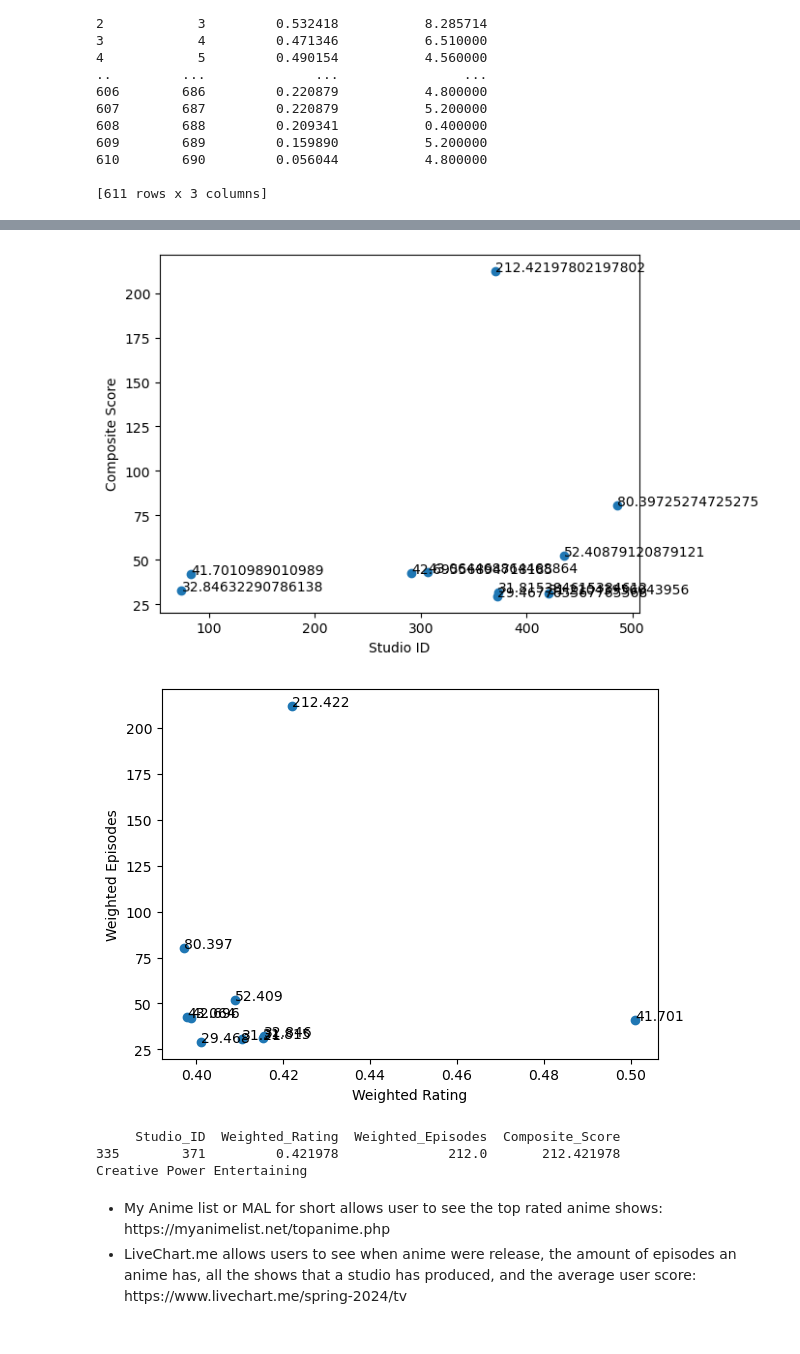
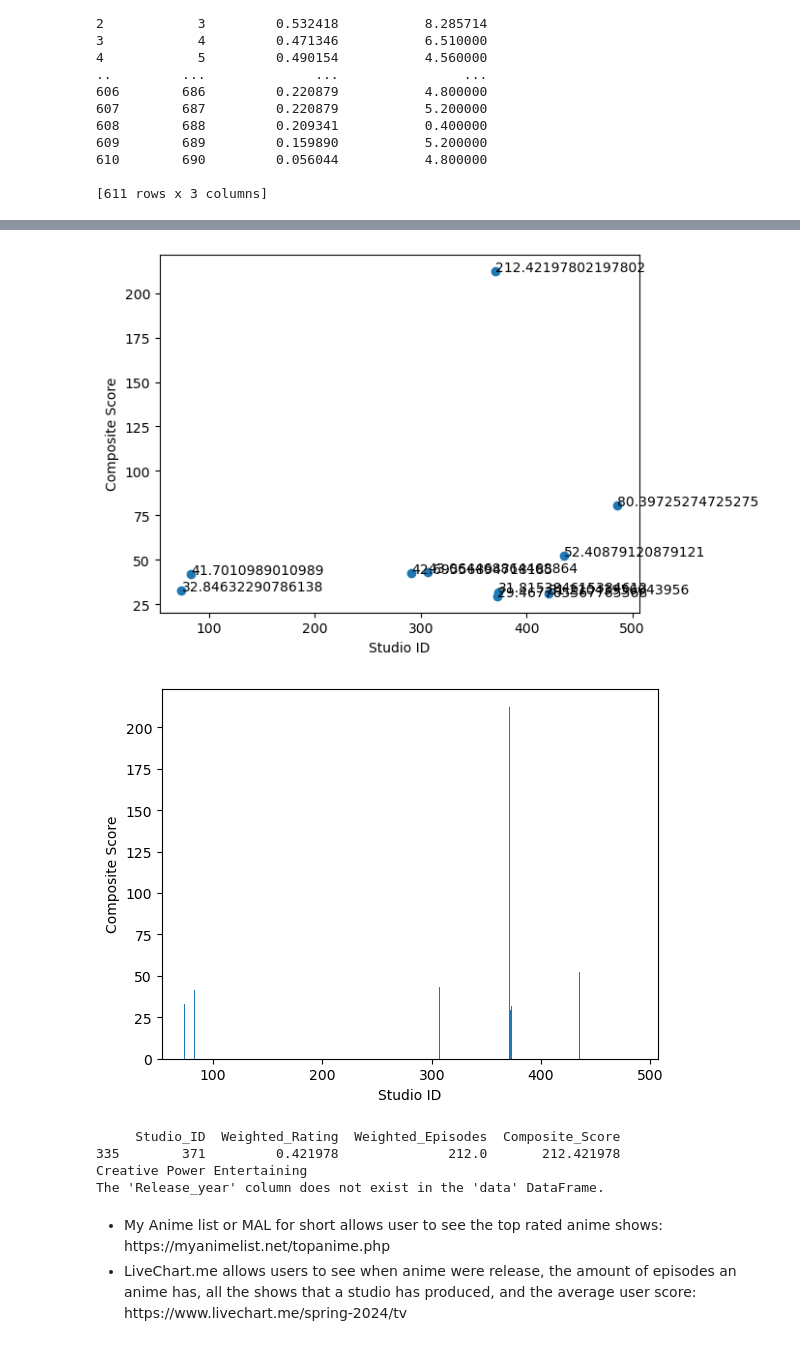
Before and after one commit to D00237535/DAV_CA, a Jupyter notebook: DAV.ipynb, the cells around one changed output, grey strips where cells are left out. Drawn from its saved outputs; the diff is of its cells as text; code cells hidden in the pictures.

```diff
--- a/DAV.ipynb
+++ b/DAV.ipynb
@@ -46,7 +44,7 @@ print(data.head())
 #Removing unwanted data columns
 columns_to_drop = ['End_year', 'staff', 'Voice_actors', 'Description', 'Name',
                    'Japanese_name', 'Type', 'Tags', 'Related_Mange', 'Related_anime',
-                   'Rank', 'Release_season', 'Release_year', 'Studio', 'Content_Warning']
+                   'Rank', 'Release_season', 'Studio', 'Content_Warning']
 
 data = data.drop(columns_to_drop, axis=1)
 
@@ -103,4 +101,10 @@ plt.xticks(range(len(correlation_matrix.columns)), correlation_matrix.columns, r
 plt.yticks(range(len(correlation_matrix.columns)), correlation_matrix.columns)
 plt.colorbar()
 plt.show()
+
+#give a numeric value for each correlation value and state what two columns are being compared
+for i in range(len(correlation_matrix.columns)):
+    for j in range(i+1, len(correlation_matrix.columns)):
+        correlation_value = correlation_matrix.iloc[i, j]
+        print(correlation_matrix.columns[i], 'and', correlation_matrix.columns[j], 'have a correlation of', correlation_value)
 # %% [output]
@@ -249,6 +291,4 @@ Name: Rating, Length: 8255, dtype: float64
 # %%
-data = data.apply(pd.to_numeric, errors='coerce')
-
 # Weighting and Aggregation
 data['Weighted_Rating'] = data['Rating'] * 0.6
 data['Weighted_Episodes'] = data['Episodes'] * 0.4
@@ -284,7 +324,7 @@ print(studio_grouped)
 top_studios = studio_grouped.nlargest(10, 'Composite_Score')
 print(top_studios)
 
-#explain the composite score
+#explaining the composite score
 print("=====================================================================================================")
 print("The composite score is calculated by taking the weighted average of the rating and episodes of each show produced by the studio.")
 print("The rating is weighted at 60% and the episodes are weighted at 40%. The composite score is the sum of the weighted rating and weighted episodes.")
@@ -298,43 +338,52 @@ for i, txt in enumerate(top_studios['Composite_Score']):
     plt.annotate(txt, (top_studios['Studio_ID'].values[i], top_studios['Composite_Score'].values[i]))
 plt.show()
 
-plt.scatter(top_studios['Weighted_Rating'], top_studios['Weighted_Episodes'])
-plt.xlabel('Weighted Rating')
-plt.ylabel('Weighted Episodes')
-for i, txt in enumerate(top_studios['Composite_Score']):
-    plt.text(top_studios['Weighted_Rating'].iloc[i], top_studios['Weighted_Episodes'].iloc[i], round(txt, 3))
+#Making a bar plot of the top 10 studios with wider bars
+plt.bar(top_studios['Studio_ID'], top_studios['Composite_Score'], width=0.5)
+plt.xlabel('Studio ID')
+plt.ylabel('Composite Score')
 plt.show()
 
 #print the top studio
 top_studio = top_studios.nlargest(1, 'Composite_Score')
 print(top_studio)
 
 #use the studio_dict to get the name of the top studio
 top_studio_name = {v: k for k, v in studio_dict.items()}[top_studio['Studio_ID'].values[0]]
 print(top_studio_name)
+
+#create a k-means clustering model using the release year and episodes columns and plot the clusters on a scatter plot
+kmeans = KMeans(n_clusters=3)
+kmeans.fit(data[['Release_year', 'Episodes']])
+data['Cluster'] = kmeans.labels_
+plt.scatter(data['Release_year'], data['Episodes'], c=data['Cluster'])
+plt.xlabel('Release Year')
+plt.ylabel('Episodes')
+plt.show()
 # %% [output]
      Studio_ID  Weighted_Rating  Weighted_Episodes  Composite_Score
 0            1         0.431604           3.712000         4.143604
 1            2         0.421703          11.247917        11.669620
 2            3         0.532418           8.285714         8.818132
 3            4         0.471346           6.510000         6.981346
 4            5         0.490154           4.560000         5.050154
 ..         ...              ...                ...              ...
 606        686         0.220879           4.800000         5.020879
 607        687         0.220879           5.200000         5.420879
 608        688         0.209341           0.400000         0.609341
 609        689         0.159890           5.200000         5.359890
 610        690         0.056044           4.800000         4.856044
 ... (13 lines left out)
 =====================================================================================================
 The composite score is calculated by taking the weighted average of the rating and episodes of each show produced by the studio.
 The rating is weighted at 60% and the episodes are weighted at 40%. The composite score is the sum of the weighted rating and weighted episodes.
 =====================================================================================================
 [figure]
-[figure, old version]
+[figure, new version]
      Studio_ID  Weighted_Rating  Weighted_Episodes  Composite_Score
 335        371         0.421978              212.0       212.421978
 Creative Power Entertaining
+The 'Release_year' column does not exist in the 'data' DataFrame.
 # %% [markdown]
 <ul>
     <li>My Anime list or MAL for short allows user to see the top rated anime shows: https://myanimelist.net/topanime.php</li>
```
Also changed, not shown: parts of 14 cells of this notebook.
